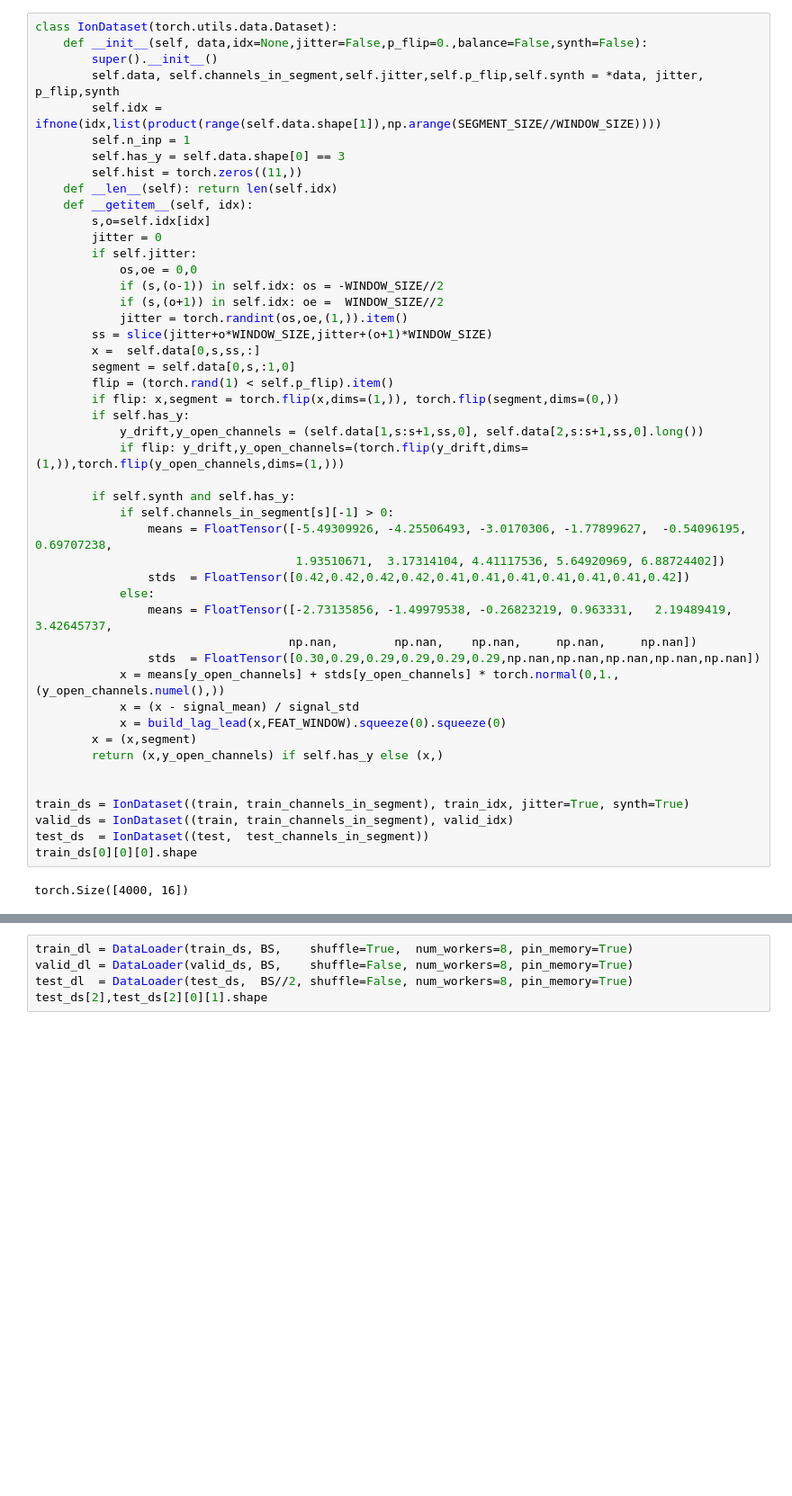
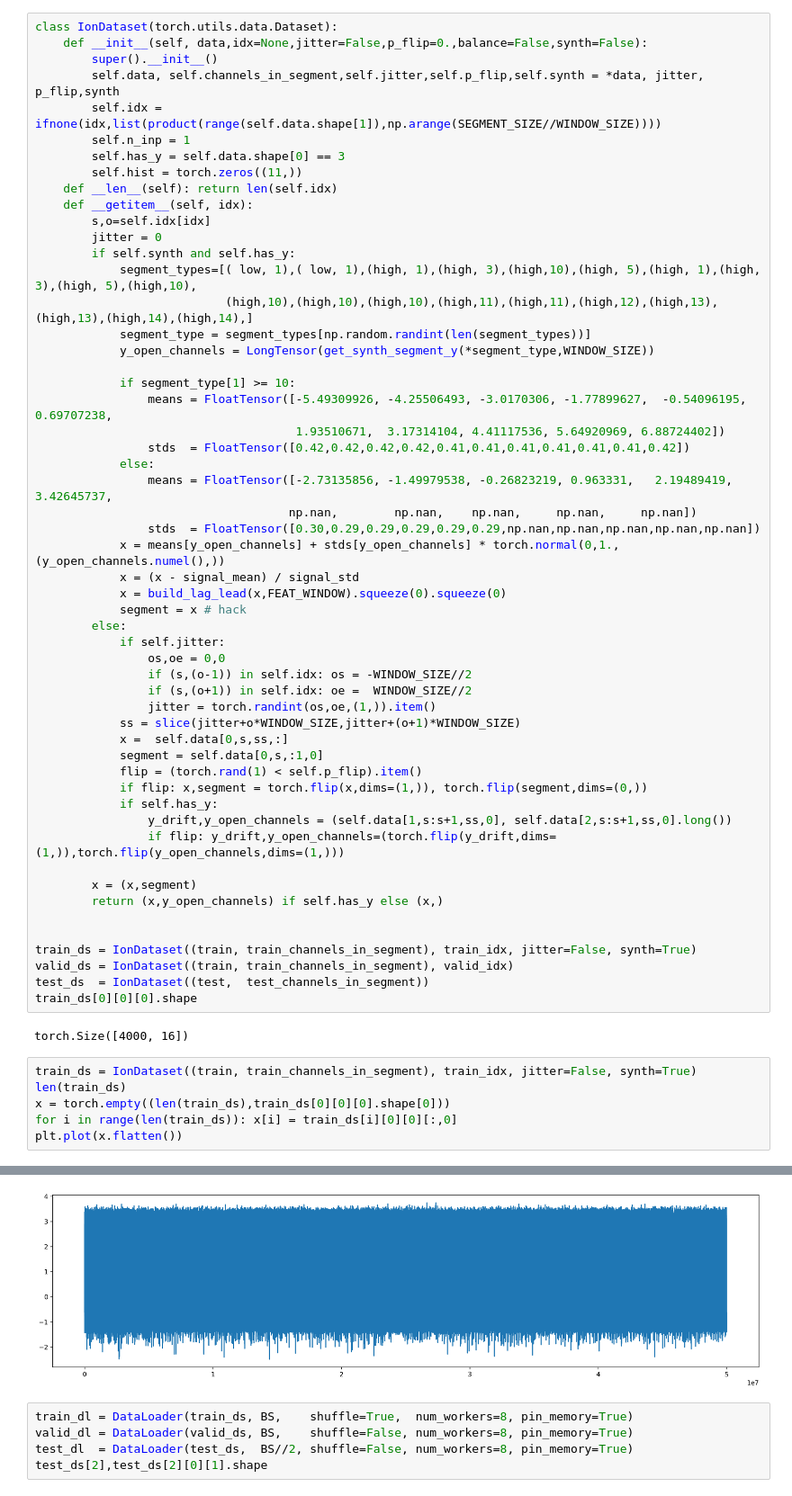
Before and after one commit to antorsae/liverpool-ion-switching, a Jupyter notebook: wavenet_recurrent.ipynb, the cells around one changed output, grey strips where cells are left out. Shown at 90% size. Saved outputs shown, nothing was run; the diff lists cells and outputs as text; blank space fills up the shorter version.

Commit message:
synthetic DS

```diff
--- a/wavenet_recurrent.ipynb
+++ b/wavenet_recurrent.ipynb
@@ -303,22 +337,13 @@ class IonDataset(torch.utils.data.Dataset):
     def __getitem__(self, idx):
         s,o=self.idx[idx]
         jitter = 0
-        if self.jitter:
-            os,oe = 0,0
-            if (s,(o-1)) in self.idx: os = -WINDOW_SIZE//2
-            if (s,(o+1)) in self.idx: oe =  WINDOW_SIZE//2
-            jitter = torch.randint(os,oe,(1,)).item()
-        ss = slice(jitter+o*WINDOW_SIZE,jitter+(o+1)*WINDOW_SIZE)
-        x =  self.data[0,s,ss,:]
-        segment = self.data[0,s,:1,0]
-        flip = (torch.rand(1) < self.p_flip).item()
-        if flip: x,segment = torch.flip(x,dims=(1,)), torch.flip(segment,dims=(0,))
-        if self.has_y:
-            y_drift,y_open_channels = (self.data[1,s:s+1,ss,0], self.data[2,s:s+1,ss,0].long())
-            if flip: y_drift,y_open_channels=(torch.flip(y_drift,dims=(1,)),torch.flip(y_open_channels,dims=(1,)))
+        if self.synth and self.has_y:
+            segment_types=[( low, 1),( low, 1),(high, 1),(high, 3),(high,10),(high, 5),(high, 1),(high, 3),(high, 5),(high,10),
+                           (high,10),(high,10),(high,10),(high,11),(high,11),(high,12),(high,13),(high,13),(high,14),(high,14),]
+            segment_type = segment_types[np.random.randint(len(segment_types))]
+            y_open_channels = LongTensor(get_synth_segment_y(*segment_type,WINDOW_SIZE))
 
-        if self.synth and self.has_y:
-            if self.channels_in_segment[s][-1] > 0:
+            if segment_type[1] >= 10:
                 means = FloatTensor([-5.49309926, -4.25506493, -3.0170306, -1.77899627,  -0.54096195, 0.69707238,
                                      1.93510671,  3.17314104, 4.41117536, 5.64920969, 6.88724402])
                 stds  = FloatTensor([0.42,0.42,0.42,0.42,0.41,0.41,0.41,0.41,0.41,0.41,0.42])
@@ -329,13 +354,36 @@ class IonDataset(torch.utils.data.Dataset):
             x = means[y_open_channels] + stds[y_open_channels] * torch.normal(0,1.,(y_open_channels.numel(),))
             x = (x - signal_mean) / signal_std
             x = build_lag_lead(x,FEAT_WINDOW).squeeze(0).squeeze(0)
+            segment = x # hack
+        else:
+            if self.jitter:
+                os,oe = 0,0
+                if (s,(o-1)) in self.idx: os = -WINDOW_SIZE//2
+                if (s,(o+1)) in self.idx: oe =  WINDOW_SIZE//2
+                jitter = torch.randint(os,oe,(1,)).item()
+            ss = slice(jitter+o*WINDOW_SIZE,jitter+(o+1)*WINDOW_SIZE)
+            x =  self.data[0,s,ss,:]
+            segment = self.data[0,s,:1,0]
+            flip = (torch.rand(1) < self.p_flip).item()
+            if flip: x,segment = torch.flip(x,dims=(1,)), torch.flip(segment,dims=(0,))
+            if self.has_y:
+                y_drift,y_open_channels = (self.data[1,s:s+1,ss,0], self.data[2,s:s+1,ss,0].long())
+                if flip: y_drift,y_open_channels=(torch.flip(y_drift,dims=(1,)),torch.flip(y_open_channels,dims=(1,)))
+
         x = (x,segment)
         return (x,y_open_channels) if self.has_y else (x,)
 
 
-train_ds = IonDataset((train, train_channels_in_segment), train_idx, jitter=True, synth=True)
+train_ds = IonDataset((train, train_channels_in_segment), train_idx, jitter=False, synth=True)
 valid_ds = IonDataset((train, train_channels_in_segment), valid_idx)
 test_ds  = IonDataset((test,  test_channels_in_segment))
 train_ds[0][0][0].shape
 # %% [output]
 torch.Size([4000, 16])
+# %%
+train_ds = IonDataset((train, train_channels_in_segment), train_idx, jitter=False, synth=True)
+len(train_ds)
+x = torch.empty((len(train_ds),train_ds[0][0][0].shape[0]))
+for i in range(len(train_ds)): x[i] = train_ds[i][0][0][:,0]
+plt.plot(x.flatten())
+# %% [output]
@@ -342,3 +391,4 @@ torch.Size([4000, 16])
+[figure, added]
 # %%
 train_dl = DataLoader(train_ds, BS,    shuffle=True,  num_workers=8, pin_memory=True)
 valid_dl = DataLoader(valid_ds, BS,    shuffle=False, num_workers=8, pin_memory=True)
```
Also changed, not shown: parts of 27 cells of this notebook.
